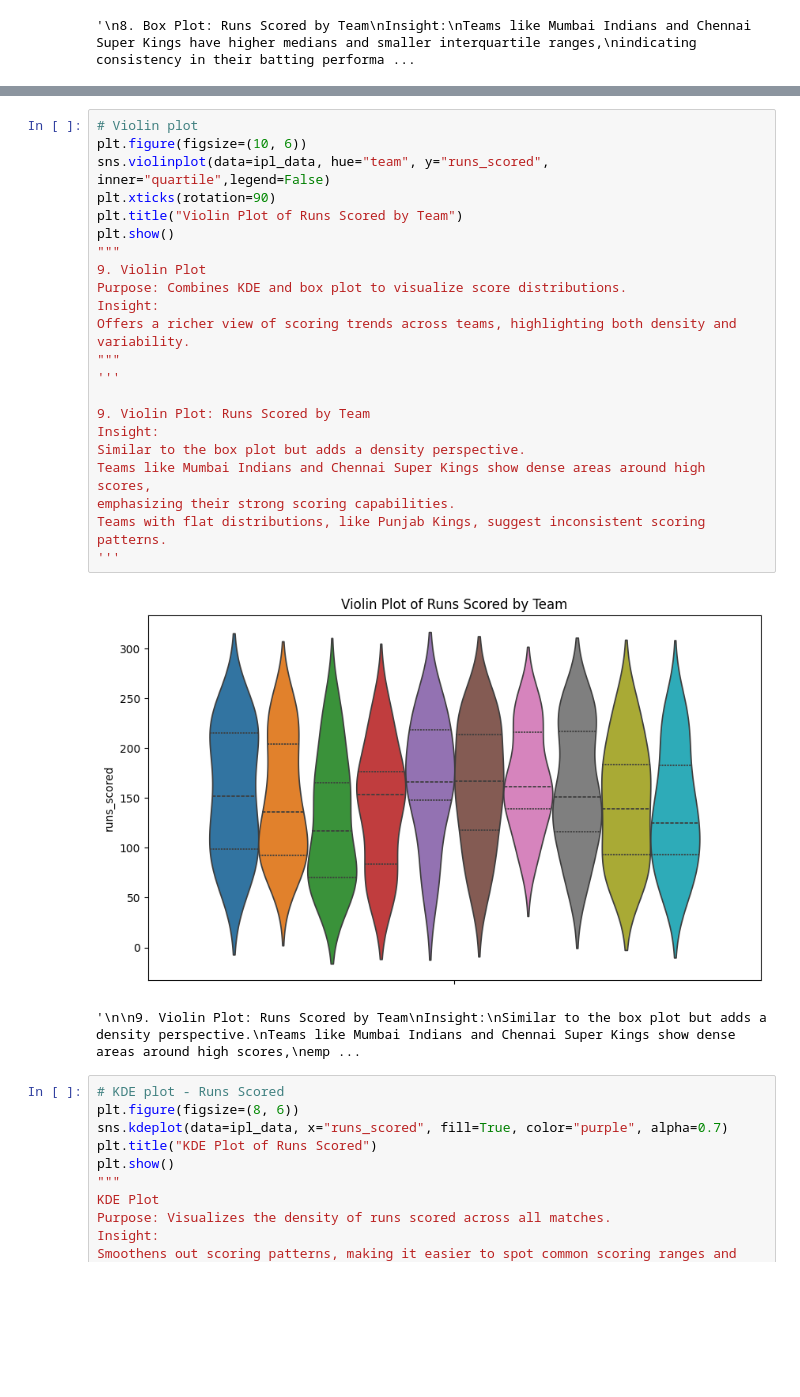
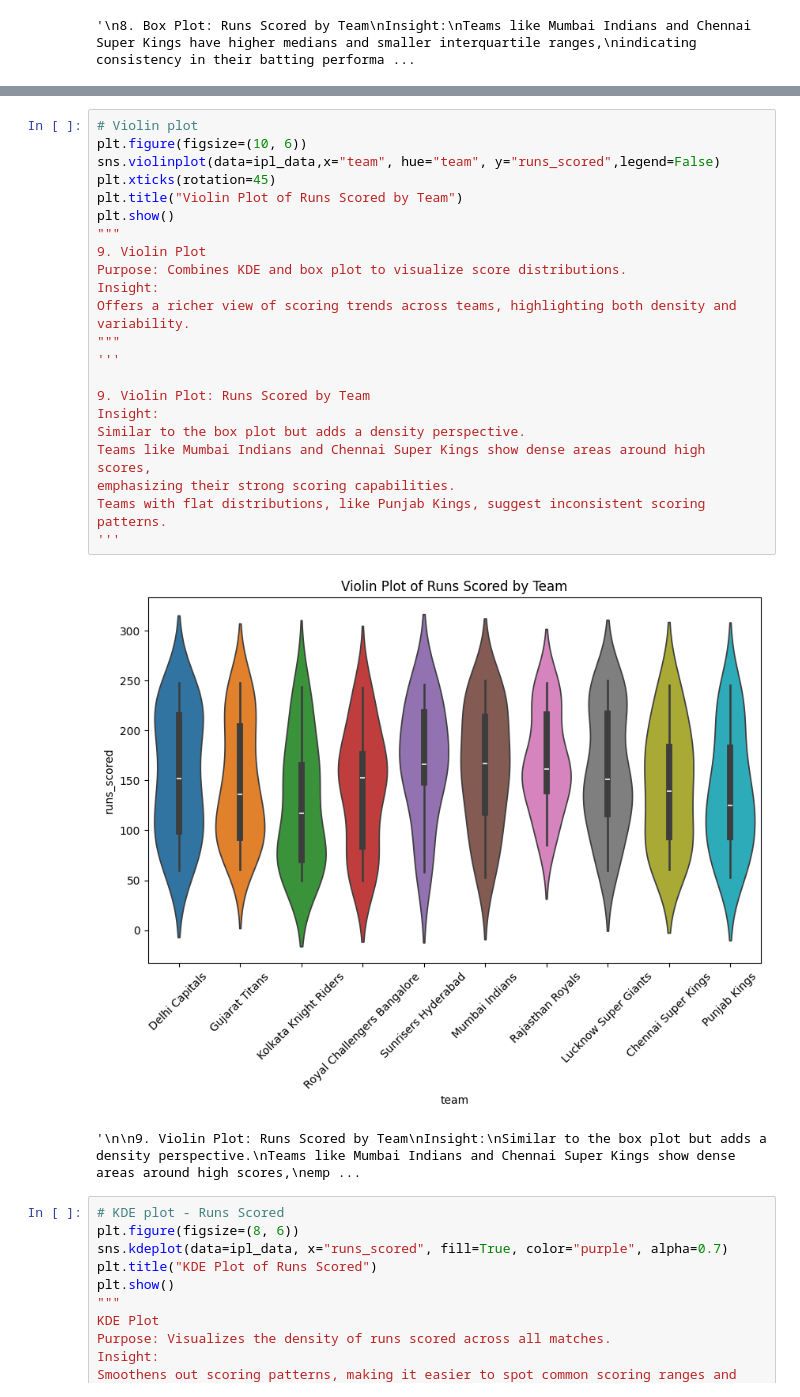
Before and after one commit to Parinita-Jain/AWP, a Jupyter notebook: ipl_data_on_data_for_visualization.ipynb, the cells around one changed output, grey strips where cells are left out. Drawn from its saved outputs; the diff is of its cells as text; blank space fills up the shorter version.

```diff
--- a/ipl_data_on_data_for_visualization.ipynb
+++ b/ipl_data_on_data_for_visualization.ipynb
@@ -592,27 +657,27 @@ Newer teams like Gujarat Titans have narrower distributions due to fewer data po
 # %%
 # Violin plot
 plt.figure(figsize=(10, 6))
-sns.violinplot(data=ipl_data, hue="team", y="runs_scored", inner="quartile",legend=False)
-plt.xticks(rotation=90)
+sns.violinplot(data=ipl_data,x="team", hue="team", y="runs_scored",legend=False)
+plt.xticks(rotation=45)
 plt.title("Violin Plot of Runs Scored by Team")
 plt.show()
 """
 9. Violin Plot
 Purpose: Combines KDE and box plot to visualize score distributions.
 Insight:
 Offers a richer view of scoring trends across teams, highlighting both density and variability.
 """
 '''
 
 9. Violin Plot: Runs Scored by Team
 Insight:
 Similar to the box plot but adds a density perspective.
 Teams like Mumbai Indians and Chennai Super Kings show dense areas around high scores,
 emphasizing their strong scoring capabilities.
 Teams with flat distributions, like Punjab Kings, suggest inconsistent scoring patterns.
 '''
 # %% [output]
-[figure, old version]
+[figure, new version]
 '\n\n9. Violin Plot: Runs Scored by Team\nInsight:\nSimilar to the box plot but adds a density perspective.\nTeams like Mumbai Indians and Chennai Super Kings show dense areas around high scores,\nemp ...
 # %%
 # KDE plot - Runs Scored
```
Also changed, not shown: parts of 9 cells of this notebook.
